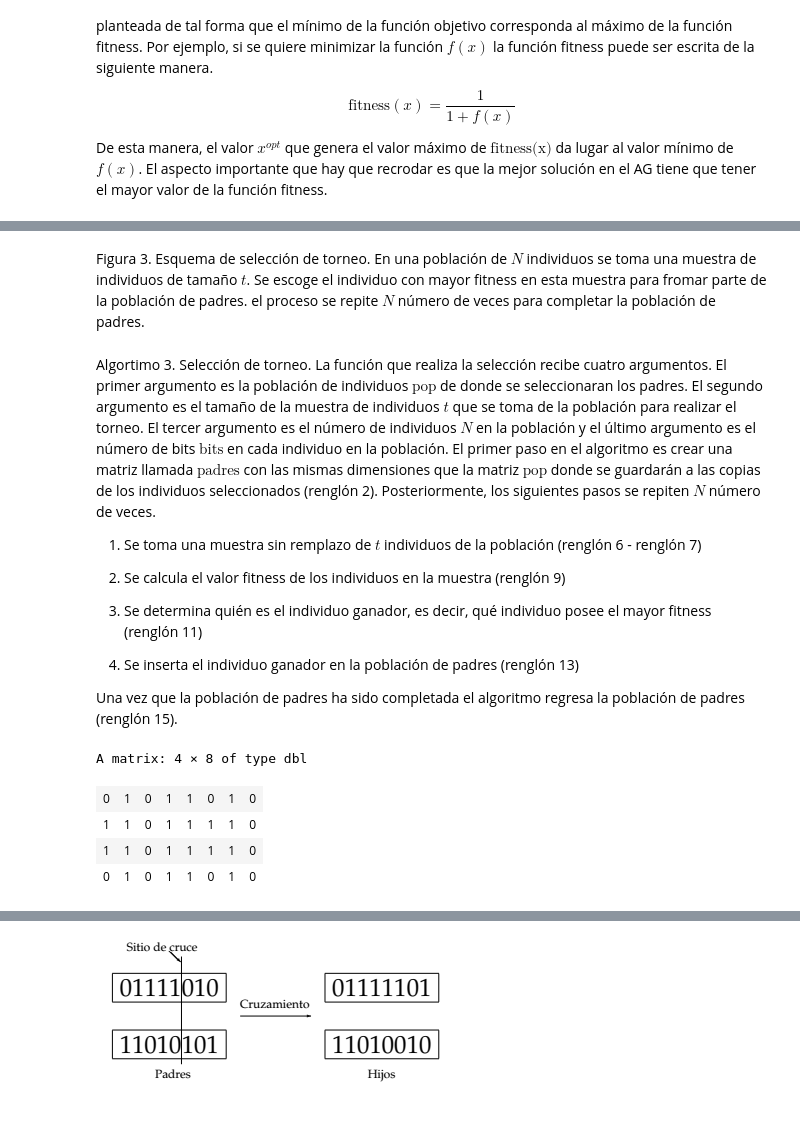
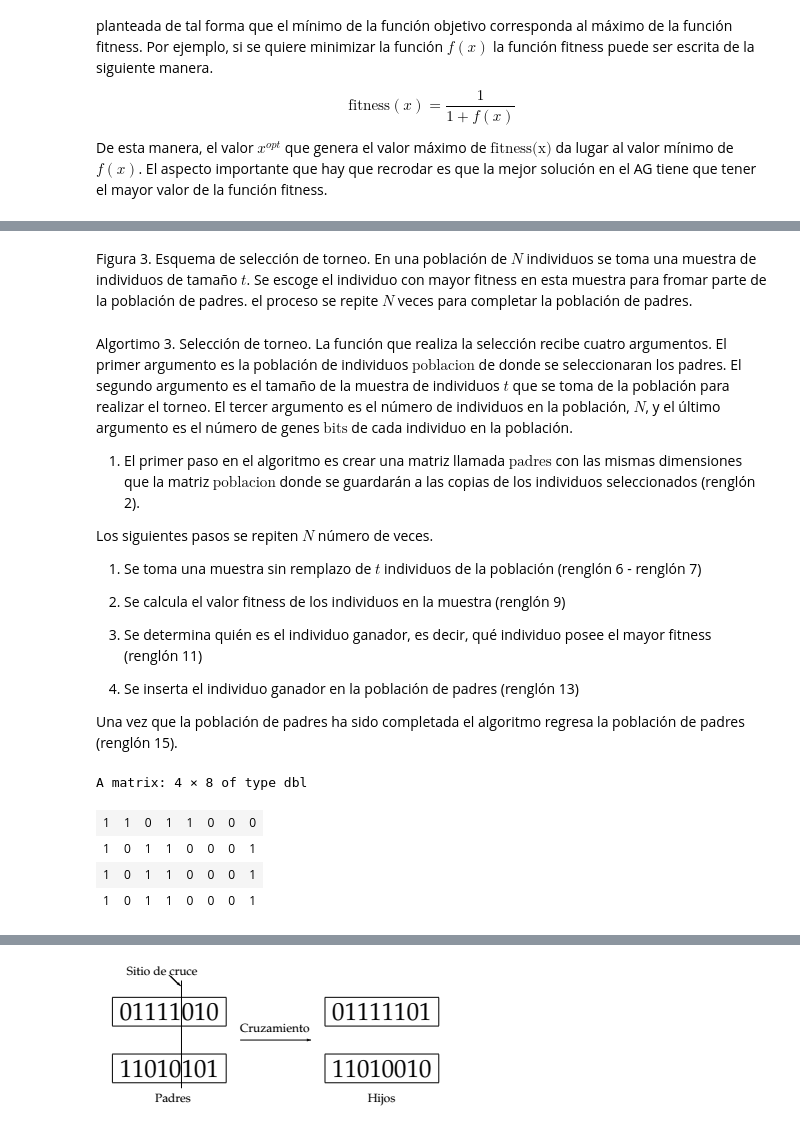
Before and after one commit to JuanM-GG/modelos-tesis, a Jupyter notebook: algoritmos_geneticos.ipynb, the cells around one changed output, grey strips where cells are left out. Cells and saved outputs as stored; diff of their text form; code cells hidden in the pictures.

```diff
--- a/algoritmos_geneticos.ipynb
+++ b/algoritmos_geneticos.ipynb
@@ -172,7 +174,7 @@ crear_poblacion = function(N, bits, pool) {
 }
 # %%
 N = 4
-pop = crear_poblacion(N, bits, pool)
-pop
+poblacion = crear_poblacion(N, bits, pool)
+poblacion
 # %% [output]
 A matrix: 4 × 8 of type dbl
@@ -203,6 +205,6 @@ obtener_fitness = function(pop) {
     return(fitness)
 }
 # %%
-fitness = obtener_fitness(pop)
+fitness = obtener_fitness(poblacion)
 fitness
 # %% [output]
@@ -238,5 +248,5 @@ Figura 2. Esquema de selección proporcional. Cada individuo en la población ti
 # %%
-seleccion_proporcional = function(pop, fitness, N, bits) {
+seleccion_proporcional = function(poblacion, fitness, N, bits) {
     # matriz para guardar los padres
     padres = matrix(nrow = N, ncol = bits)
     # calcular probabilidad
@@ -251,7 +261,7 @@ seleccion_proporcional = function(pop, fitness, N, bits) {
         min = 0
         for (j in 1:length(prob_acum)) {
             if (rand > min & rand < prob_acum[j]) {
-                padres[i,] = pop[j,]
+                padres[i,] = poblacion[j,]
                 break
             }
             min = prob_acum[j]
@@ -292,16 +308,16 @@ La selección de torneo puede además ajustar la presión de selección para ada
 # %% [markdown]
 ![image.png](embedded-picture-1)
 # %% [markdown]
-Figura 3. Esquema de selección de torneo. En una población de $N$ individuos se toma una muestra de individuos de tamaño $t$. Se escoge el individuo con mayor fitness en esta muestra para fromar parte de la población de padres. el proceso se repite $N$ número de veces para completar la población de padres.
+Figura 3. Esquema de selección de torneo. En una población de $N$ individuos se toma una muestra de individuos de tamaño $t$. Se escoge el individuo con mayor fitness en esta muestra para fromar parte de la población de padres. el proceso se repite $N$  veces para completar la población de padres.
 # %%
-selection_torneo = function(pop, t, N, bits) {
+selection_torneo = function(poblacion, t, N, bits) {
     # matrix para guardar los padres seleccionados
     padres = matrix(nrow = N, ncol = bits)
     # el ciclo se realiza tantas veces como padres deben ser seleccionados
     for (i in 1:N) {
         # tomar una muestra de la población
         indices = sample(1:N, t, replace = F)
-        individuos = pop[indices, ]
+        individuos = poblacion[indices, ]
         # obtener el fitness de los individuos en la muestra
         fitness = apply(individuos, 1, objetivo)
         # seleccionar al ganador
@@ -312,7 +328,11 @@ selection_torneo = function(pop, t, N, bits) {
     return(padres)
 }
 # %% [markdown]
-Algortimo 3. Selección de torneo. La función que realiza la selección recibe cuatro argumentos. El primer argumento es la población de individuos $\text{pop}$ de donde se seleccionaran los padres. El segundo argumento es el tamaño de la muestra de individuos $t$ que se toma de la población para realizar el torneo. El tercer argumento es el número de individuos $N$ en la población y el último argumento es el número de bits $\text{bits}$ en cada individuo en la población.  El primer paso en el algoritmo es crear una matriz llamada  $\text{padres}$  con las mismas dimensiones que la matriz  $\text{pop}$  donde se guardarán a las copias de los individuos seleccionados (renglón 2). Posteriormente, los siguientes pasos se repiten $N$ número de veces.
+Algortimo 3. Selección de torneo. La función que realiza la selección recibe cuatro argumentos. El primer argumento es la población de individuos $\text{poblacion}$ de donde se seleccionaran los padres. El segundo argumento es el tamaño de la muestra de individuos $t$ que se toma de la población para realizar el torneo. El tercer argumento es el número de individuos en la población, $N$, y el último argumento es el número de genes $\text{bits}$ de cada individuo en la población.
+
+1. El primer paso en el algoritmo es crear una matriz llamada  $\text{padres}$  con las mismas dimensiones que la matriz  $\text{poblacion}$  donde se guardarán a las copias de los individuos seleccionados (renglón 2).
+
+Los siguientes pasos se repiten $N$ número de veces.
 
 1. Se toma una muestra sin remplazo de $t$ individuos de la población (renglón 6 - renglón 7)
 
@@ -325,11 +345,11 @@ Algortimo 3. Selección de torneo. La función que realiza la selección recibe
 Una vez que la población de padres ha sido completada el algoritmo regresa la población de padres (renglón 15).
 # %%
 t = 2
-selection_torneo(pop, t, N, bits)
+selection_torneo(poblacion, t, N, bits)
 # %% [output]
 A matrix: 4 × 8 of type dbl
-| 0 | 1 | 0 | 1 | 1 | 0 | 1 | 0 |
-| 1 | 1 | 0 | 1 | 1 | 1 | 1 | 0 |
-| 1 | 1 | 0 | 1 | 1 | 1 | 1 | 0 |
-| 0 | 1 | 0 | 1 | 1 | 0 | 1 | 0 |
+| 1 | 1 | 0 | 1 | 1 | 0 | 0 | 0 |
+| 1 | 0 | 1 | 1 | 0 | 0 | 0 | 1 |
+| 1 | 0 | 1 | 1 | 0 | 0 | 0 | 1 |
+| 1 | 0 | 1 | 1 | 0 | 0 | 0 | 1 |
 # %% [markdown]
```
Also changed, not shown: parts of 64 cells of this notebook.
